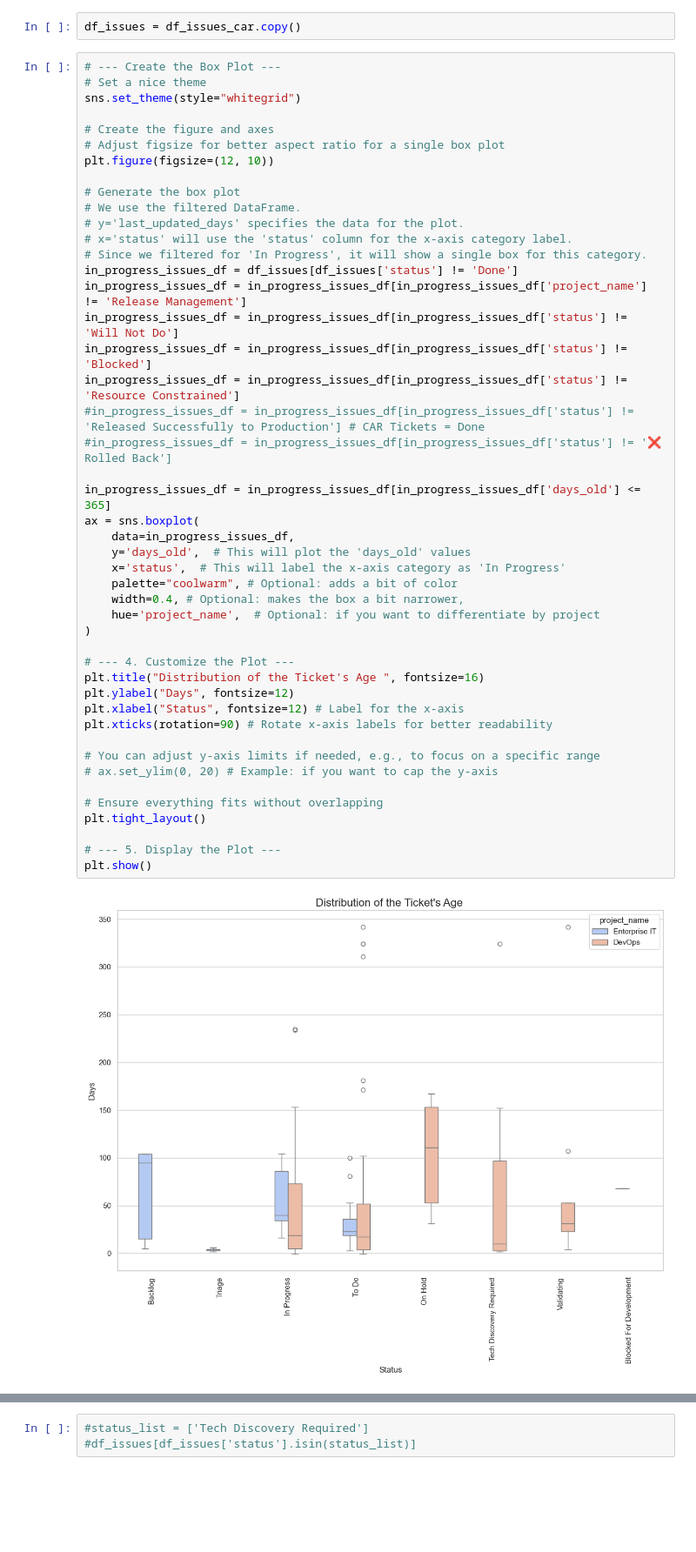
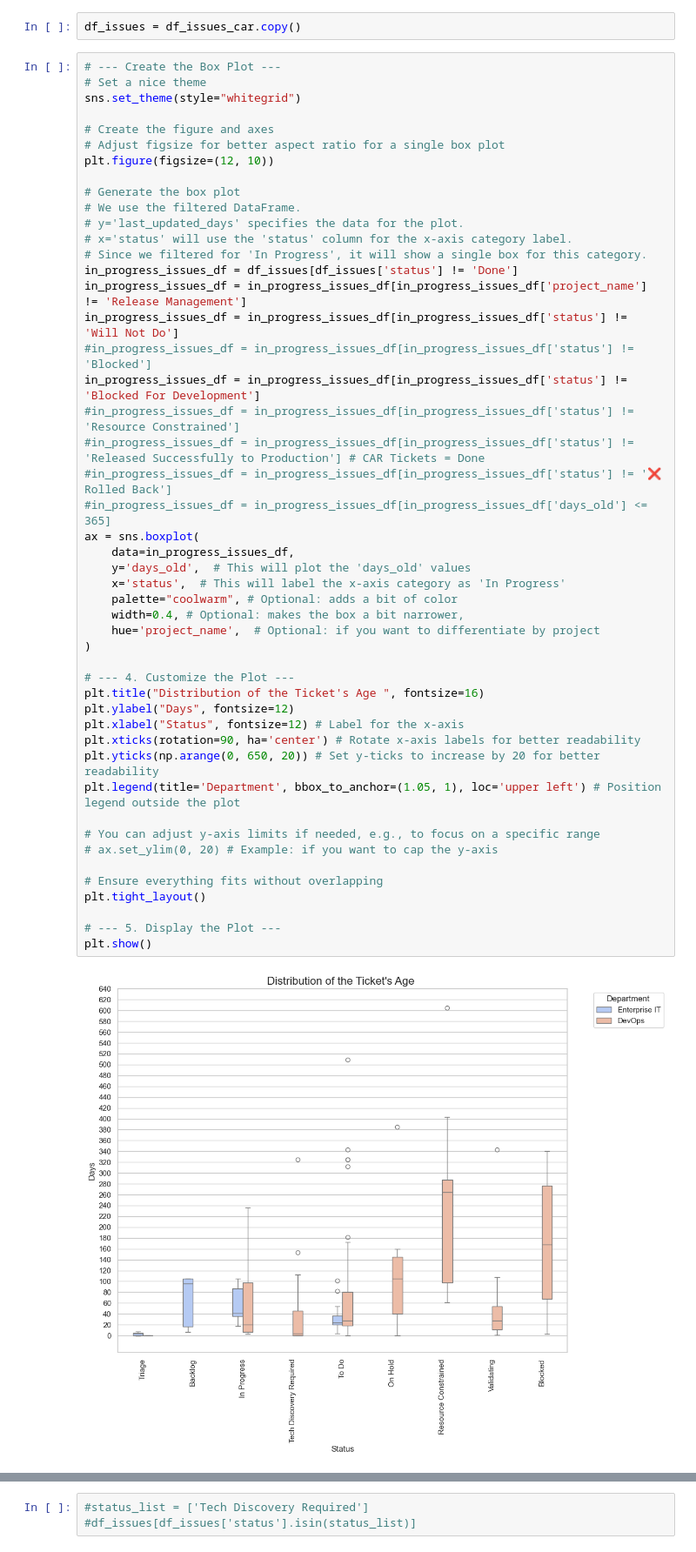
Before and after one commit to jorgeerodriguez/Jira, a Jupyter notebook: Jira.ipynb, the cells around one changed output, grey strips where cells are left out. Shown at 87% size. Drawn from its saved outputs; the diff is of its cells as text; blank space fills up the shorter version.

Commit message:
small updates on Visualization

```diff
--- a/Jira.ipynb
+++ b/Jira.ipynb
@@ -1077,39 +1078,41 @@ plt.figure(figsize=(12, 10))
 # x='status' will use the 'status' column for the x-axis category label.
 # Since we filtered for 'In Progress', it will show a single box for this category.
 in_progress_issues_df = df_issues[df_issues['status'] != 'Done']
 in_progress_issues_df = in_progress_issues_df[in_progress_issues_df['project_name'] != 'Release Management']
 in_progress_issues_df = in_progress_issues_df[in_progress_issues_df['status'] != 'Will Not Do']
-in_progress_issues_df = in_progress_issues_df[in_progress_issues_df['status'] != 'Blocked']
-in_progress_issues_df = in_progress_issues_df[in_progress_issues_df['status'] != 'Resource Constrained']
+#in_progress_issues_df = in_progress_issues_df[in_progress_issues_df['status'] != 'Blocked']
+in_progress_issues_df = in_progress_issues_df[in_progress_issues_df['status'] != 'Blocked For Development']
+#in_progress_issues_df = in_progress_issues_df[in_progress_issues_df['status'] != 'Resource Constrained']
 #in_progress_issues_df = in_progress_issues_df[in_progress_issues_df['status'] != 'Released Successfully to Production'] # CAR Tickets = Done
 #in_progress_issues_df = in_progress_issues_df[in_progress_issues_df['status'] != '❌ Rolled Back']
-
-in_progress_issues_df = in_progress_issues_df[in_progress_issues_df['days_old'] <= 365]
+#in_progress_issues_df = in_progress_issues_df[in_progress_issues_df['days_old'] <= 365]
 ax = sns.boxplot(
     data=in_progress_issues_df,
     y='days_old',  # This will plot the 'days_old' values
     x='status',  # This will label the x-axis category as 'In Progress'
     palette="coolwarm", # Optional: adds a bit of color
     width=0.4, # Optional: makes the box a bit narrower,
     hue='project_name',  # Optional: if you want to differentiate by project
 )
 
 # --- 4. Customize the Plot ---
 plt.title("Distribution of the Ticket's Age ", fontsize=16)
 plt.ylabel("Days", fontsize=12)
 plt.xlabel("Status", fontsize=12) # Label for the x-axis
-plt.xticks(rotation=90) # Rotate x-axis labels for better readability
+plt.xticks(rotation=90, ha='center') # Rotate x-axis labels for better readability
+plt.yticks(np.arange(0, 650, 20)) # Set y-ticks to increase by 20 for better readability
+plt.legend(title='Department', bbox_to_anchor=(1.05, 1), loc='upper left') # Position legend outside the plot
 
 # You can adjust y-axis limits if needed, e.g., to focus on a specific range
 # ax.set_ylim(0, 20) # Example: if you want to cap the y-axis
 
 # Ensure everything fits without overlapping
 plt.tight_layout()
 
 # --- 5. Display the Plot ---
 plt.show()
 # %% [output]
-[figure, old version]
+[figure, new version]
 # %%
 df_issues[df_issues['status'] == 'In Progress']['last_updated_days'].describe()
 # %% [output]
```
Also changed, not shown: parts of 26 cells of this notebook, 1 other file.
